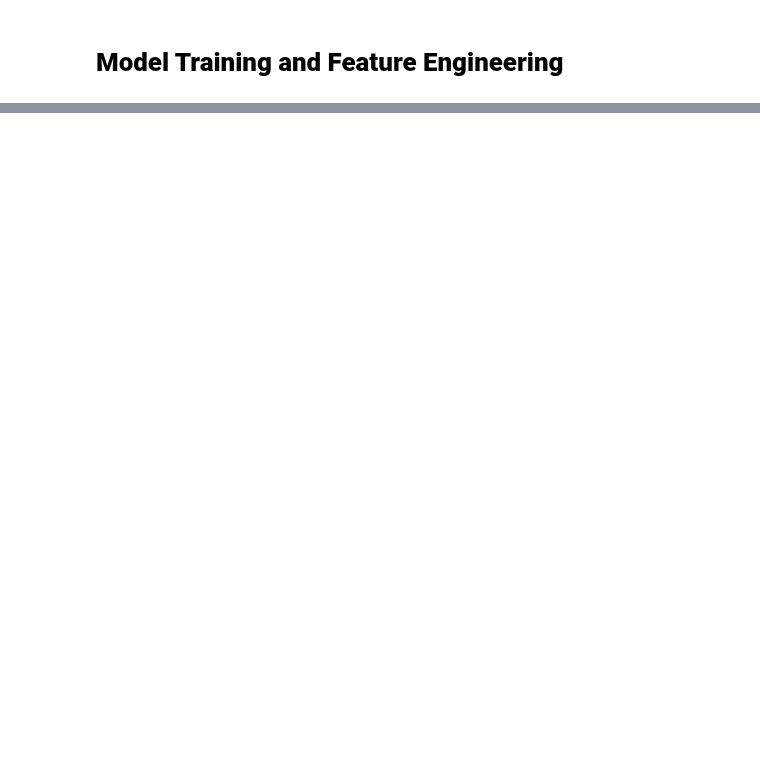
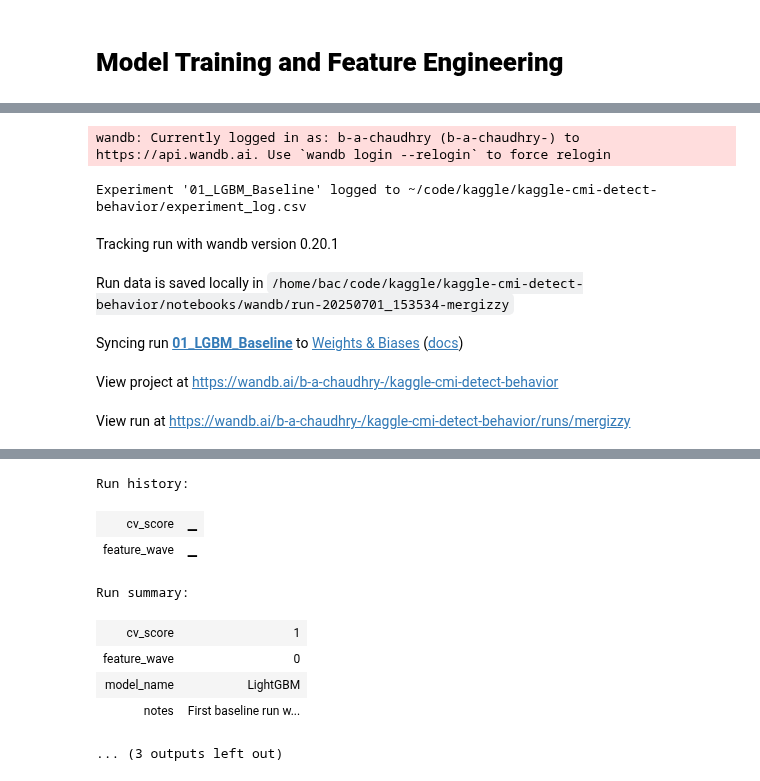
Before and after one commit to bachaudhry/kaggle-cmi-detect-behavior, a Jupyter notebook: notebooks/02-model-training.ipynb, the cells around one changed output, grey strips where cells are left out. Cells and saved outputs as stored; diff of their text form; code cells hidden in the pictures; blank space fills up the shorter version.

Commit message:
Setup experiment tracking

```diff
--- a/notebooks/02-model-training.ipynb
+++ b/notebooks/02-model-training.ipynb
@@ -41,0 +74,10 @@ Columns:  ['row_id', 'sequence_type', 'sequence_id', 'sequence_counter', 'subjec
+# %%
+# Defining features and target
+FEATURES = [col for col in features_df.columns if col not in [
+    'sequence_id', 'subject', 'sequence_type', 'gesture', 'orientation', 'gesture_encoded'
+]]
+X = features_df[FEATURES]
+y = features_df['gestures_encoded']
+groups = features_df['subject'] # For statified group K-fold
+
+print(f"Using {len(FEATURES)} features.")
@@ -41,0 +130,28 @@ Columns:  ['row_id', 'sequence_type', 'sequence_id', 'sequence_counter', 'subjec
+# %%
+# Log experiment
+tracker = ExperimentTracker(
+    project_path=PROJECT_PATH,
+    use_wandb=USE_WANDB,
+    wandb_project_name=WANDB_PROJECT,
+    wandb_entity=WANDB_ENTITY
+)
+# %%
+import wandb
+wandb.login()
+
+tracker.log_experiment(
+    experiment_name='01_LGBM_Baseline',
+    model_name='LightGBM',
+    feature_wave=0,
+    cv_score=cv_score,
+    params=model.get_params(),
+    notes="First baseline run with minimal IMU stats. No phase-specific features."
+)
+# %% [output]
+wandb: Currently logged in as: b-a-chaudhry (b-a-chaudhry-) to https://api.wandb.ai. Use `wandb login --relogin` to force relogin
+Experiment '01_LGBM_Baseline' logged to ~/code/kaggle/kaggle-cmi-detect-behavior/experiment_log.csv
+Tracking run with wandb version 0.20.1
+Run data is saved locally in /home/bac/code/kaggle/kaggle-cmi-detect-behavior/notebooks/wandb/run-20250701_153534-mergizzy
+Syncing run 01_LGBM_Baseline to Weights & Biases (docs)
+View project at https://wandb.ai/b-a-chaudhry-/kaggle-cmi-detect-behavior
+View run at https://wandb.ai/b-a-chaudhry-/kaggle-cmi-detect-behavior/runs/mergizzy
@@ -41,0 +159,9 @@ Columns:  ['row_id', 'sequence_type', 'sequence_id', 'sequence_counter', 'subjec
+Run history:
+| cv_score | ▁ |
+| feature_wave | ▁ |
+Run summary:
+| cv_score | 1 |
+| feature_wave | 0 |
+| model_name | LightGBM |
+| notes | First baseline run w... |
+... (3 outputs left out)
```
Also changed, not shown: parts of 14 cells of this notebook, 4 other files.
